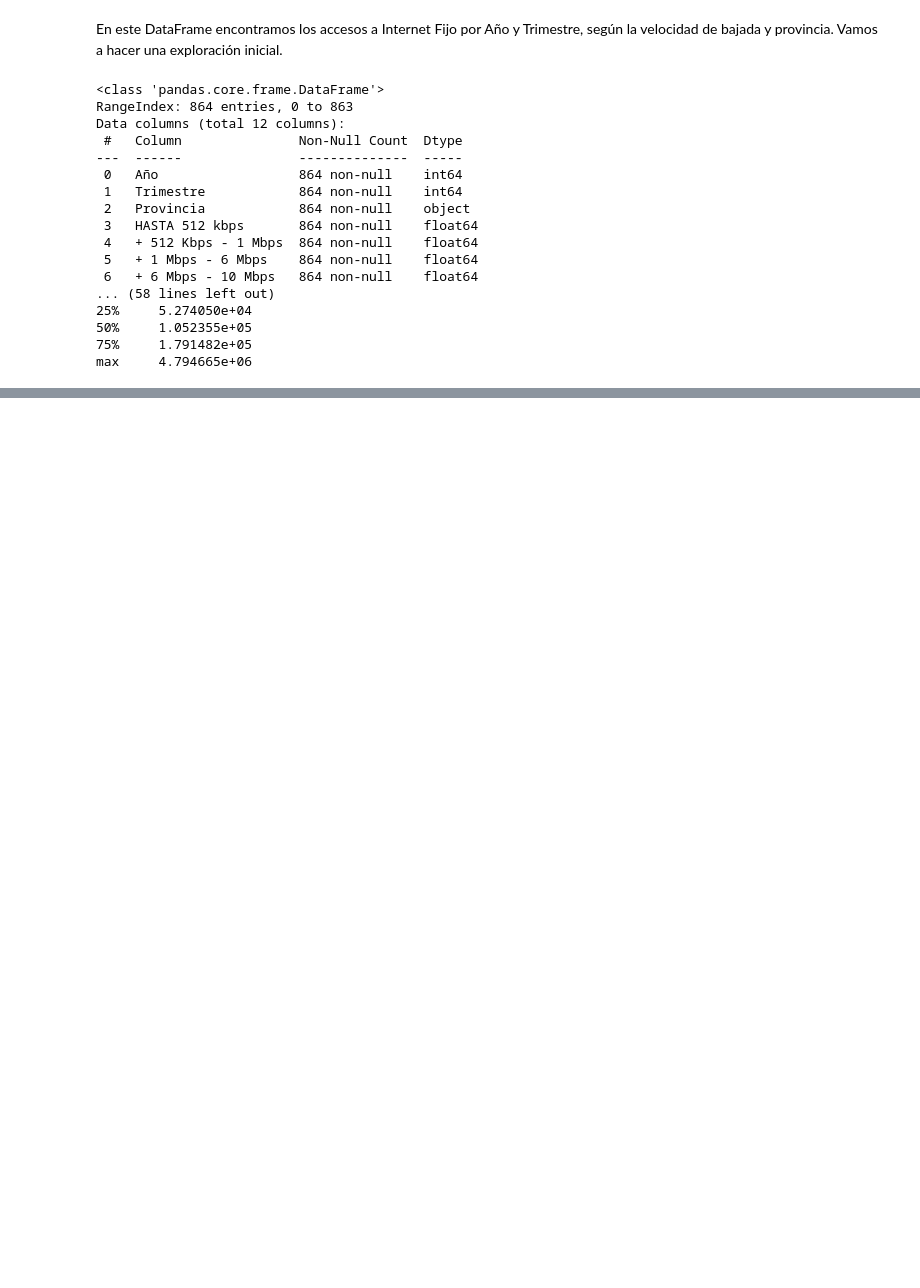
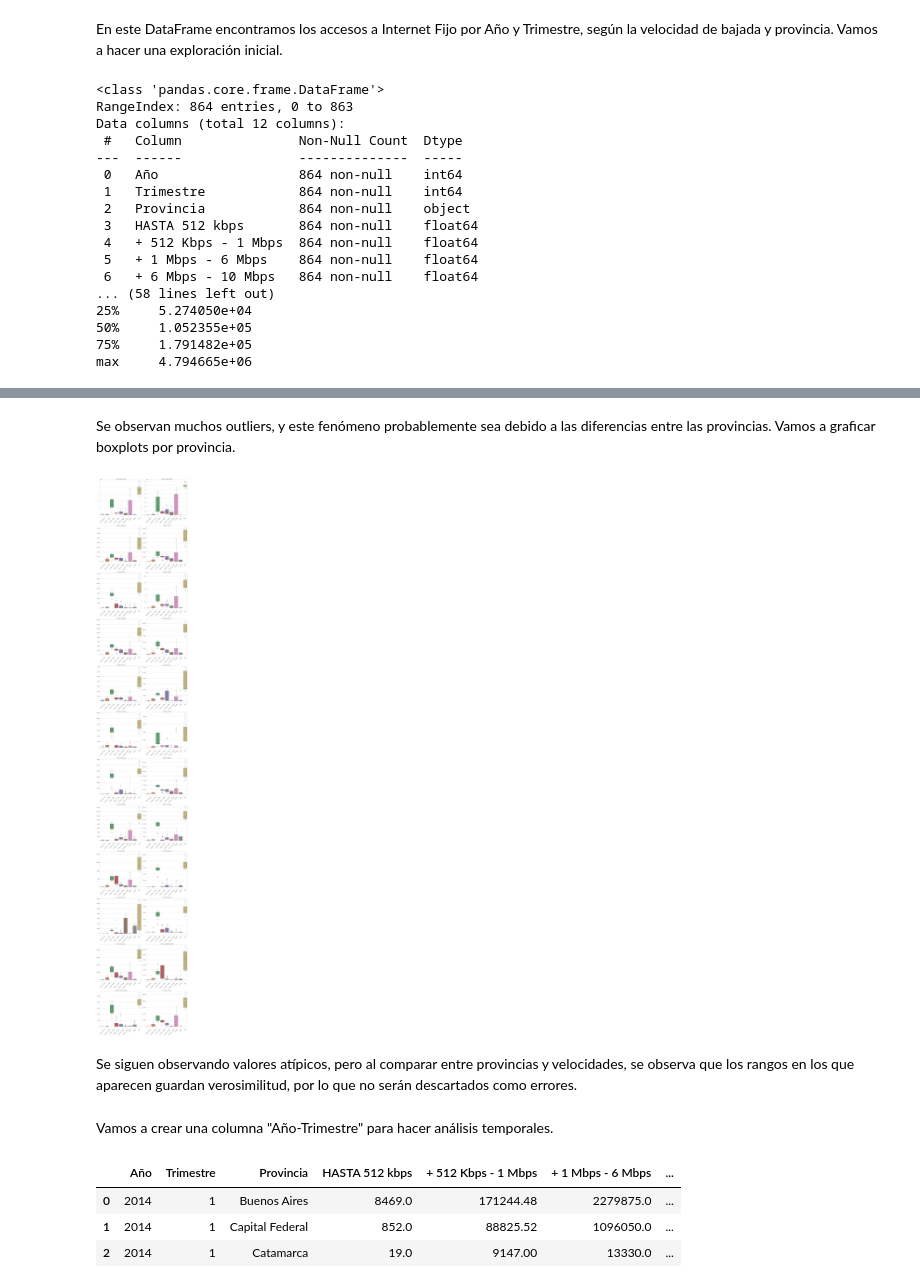
Before and after one commit to dsdrajlin/PI-DA-Telecomunicaciones, a Jupyter notebook: EDA.ipynb, the cells around one changed output, grey strips where cells are left out. Cells and saved outputs as stored; diff of their text form; code cells hidden in the pictures; blank space fills up the shorter version.

```diff
--- a/EDA.ipynb
+++ b/EDA.ipynb
@@ -978,0 +992,62 @@ max     4.794665e+06
+# %% [markdown]
+Se observan muchos outliers, y este fenómeno probablemente sea debido a las diferencias entre las provincias. Vamos a graficar boxplots por provincia.
+# %%
+def plot_outliers_by_province(df, exclude: list, size=(16, 8), cols_per_row=2):
+    # Obtener la lista única de provincias
+    provinces = df['Provincia'].unique()
+
+    # Calcular el número total de filas necesario para la grilla
+    total_rows = math.ceil(len(provinces) / cols_per_row)
+
+    # Configurar el tamaño de la figura de la grilla
+    fig, axes = plt.subplots(total_rows, cols_per_row, figsize=(size[0], size[1] * total_rows))
+
+    # Asegurarse de que 'axes' sea una matriz bidimensional
+    if total_rows == 1:
+        axes = axes.reshape(1, -1)
+    else:
+        axes = axes.reshape(total_rows, cols_per_row)
+
+    # Iterar sobre las provincias y crear los boxplots
+    for i, province in enumerate(provinces):
+        # Obtener el subconjunto de datos para la provincia actual
+        subset_df = df[df['Provincia'] == province]
+
+        # Seleccionar el eje correcto en la grilla
+        row = i // cols_per_row
+        col = i % cols_per_row
+
+        # Llamar a la función sns.boxplot con el subconjunto de datos
+        sns.boxplot(data=subset_df.drop(exclude, axis=1), ax=axes[row, col])
+
+        # Establecer el título de la provincia
+        axes[row, col].set_title(f"Provincia: {province}")
+
+        # Rotar las etiquetas del eje x para mejorar la legibilidad
+        axes[row, col].tick_params(axis='x', rotation=45)
+
+    # Ajustar el diseño de la grilla y mostrar la figura
+    plt.tight_layout()
+    plt.show()
+
+
+plot_outliers_by_province(df=vel_rangos_provincia, exclude=['Año', 'Trimestre'])
+# %% [output]
+[figure, added]
+# %% [markdown]
+Se siguen observando valores atípicos, pero al comparar entre provincias y velocidades, se observa que los rangos en los que aparecen guardan verosimilitud, por lo que no serán descartados como errores.
+# %% [markdown]
+Vamos a crear una columna "Año-Trimestre" para hacer análisis temporales.
+# %%
+# Concatenar las columnas "Año" y "Trimestre" en una nueva columna "Año-Trimestre".
+vel_rangos_provincia['Año-Trimestre'] = (
+    vel_rangos_provincia['Año'].astype(str)
+    + '-' + vel_rangos_provincia['Trimestre'].astype(str))
+
+# Visualizar el DataFrame con las modificaciones realizadas.
+vel_rangos_provincia.head(3)
+# %% [output]
+|  | Año | Trimestre | Provincia | HASTA 512 kbps | + 512 Kbps - 1 Mbps | + 1 Mbps - 6 Mbps | ... |
+| 0 | 2014 | 1 | Buenos Aires | 8469.0 | 171244.48 | 2279875.0 | ... |
+| 1 | 2014 | 1 | Capital Federal | 852.0 | 88825.52 | 1096050.0 | ... |
+| 2 | 2014 | 1 | Catamarca | 19.0 | 9147.00 | 13330.0 | ... |
```
Also changed, not shown: parts of 37 cells of this notebook, 6 other files.
